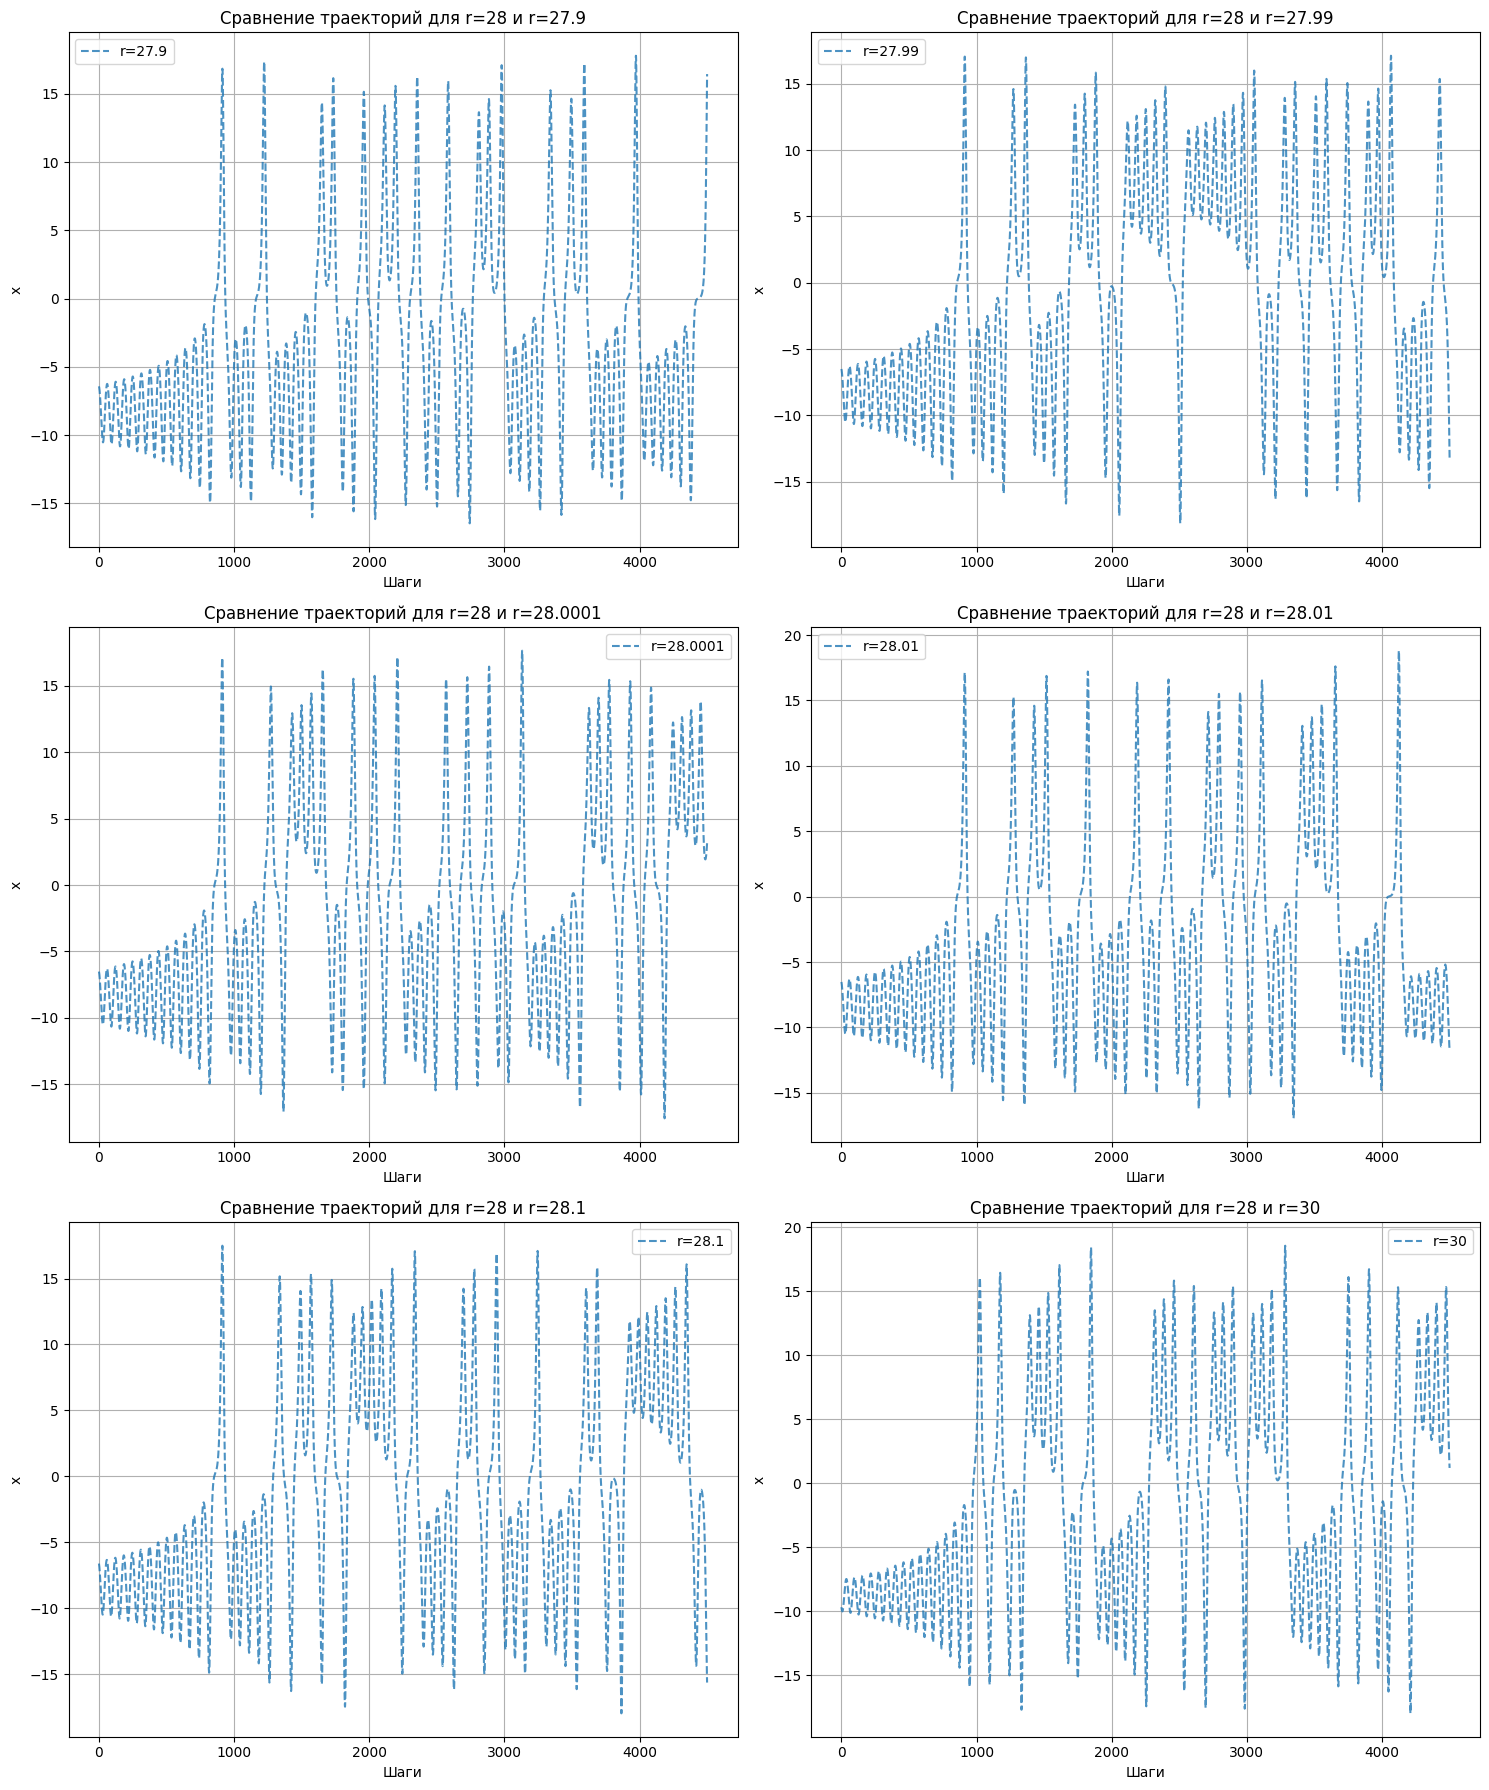
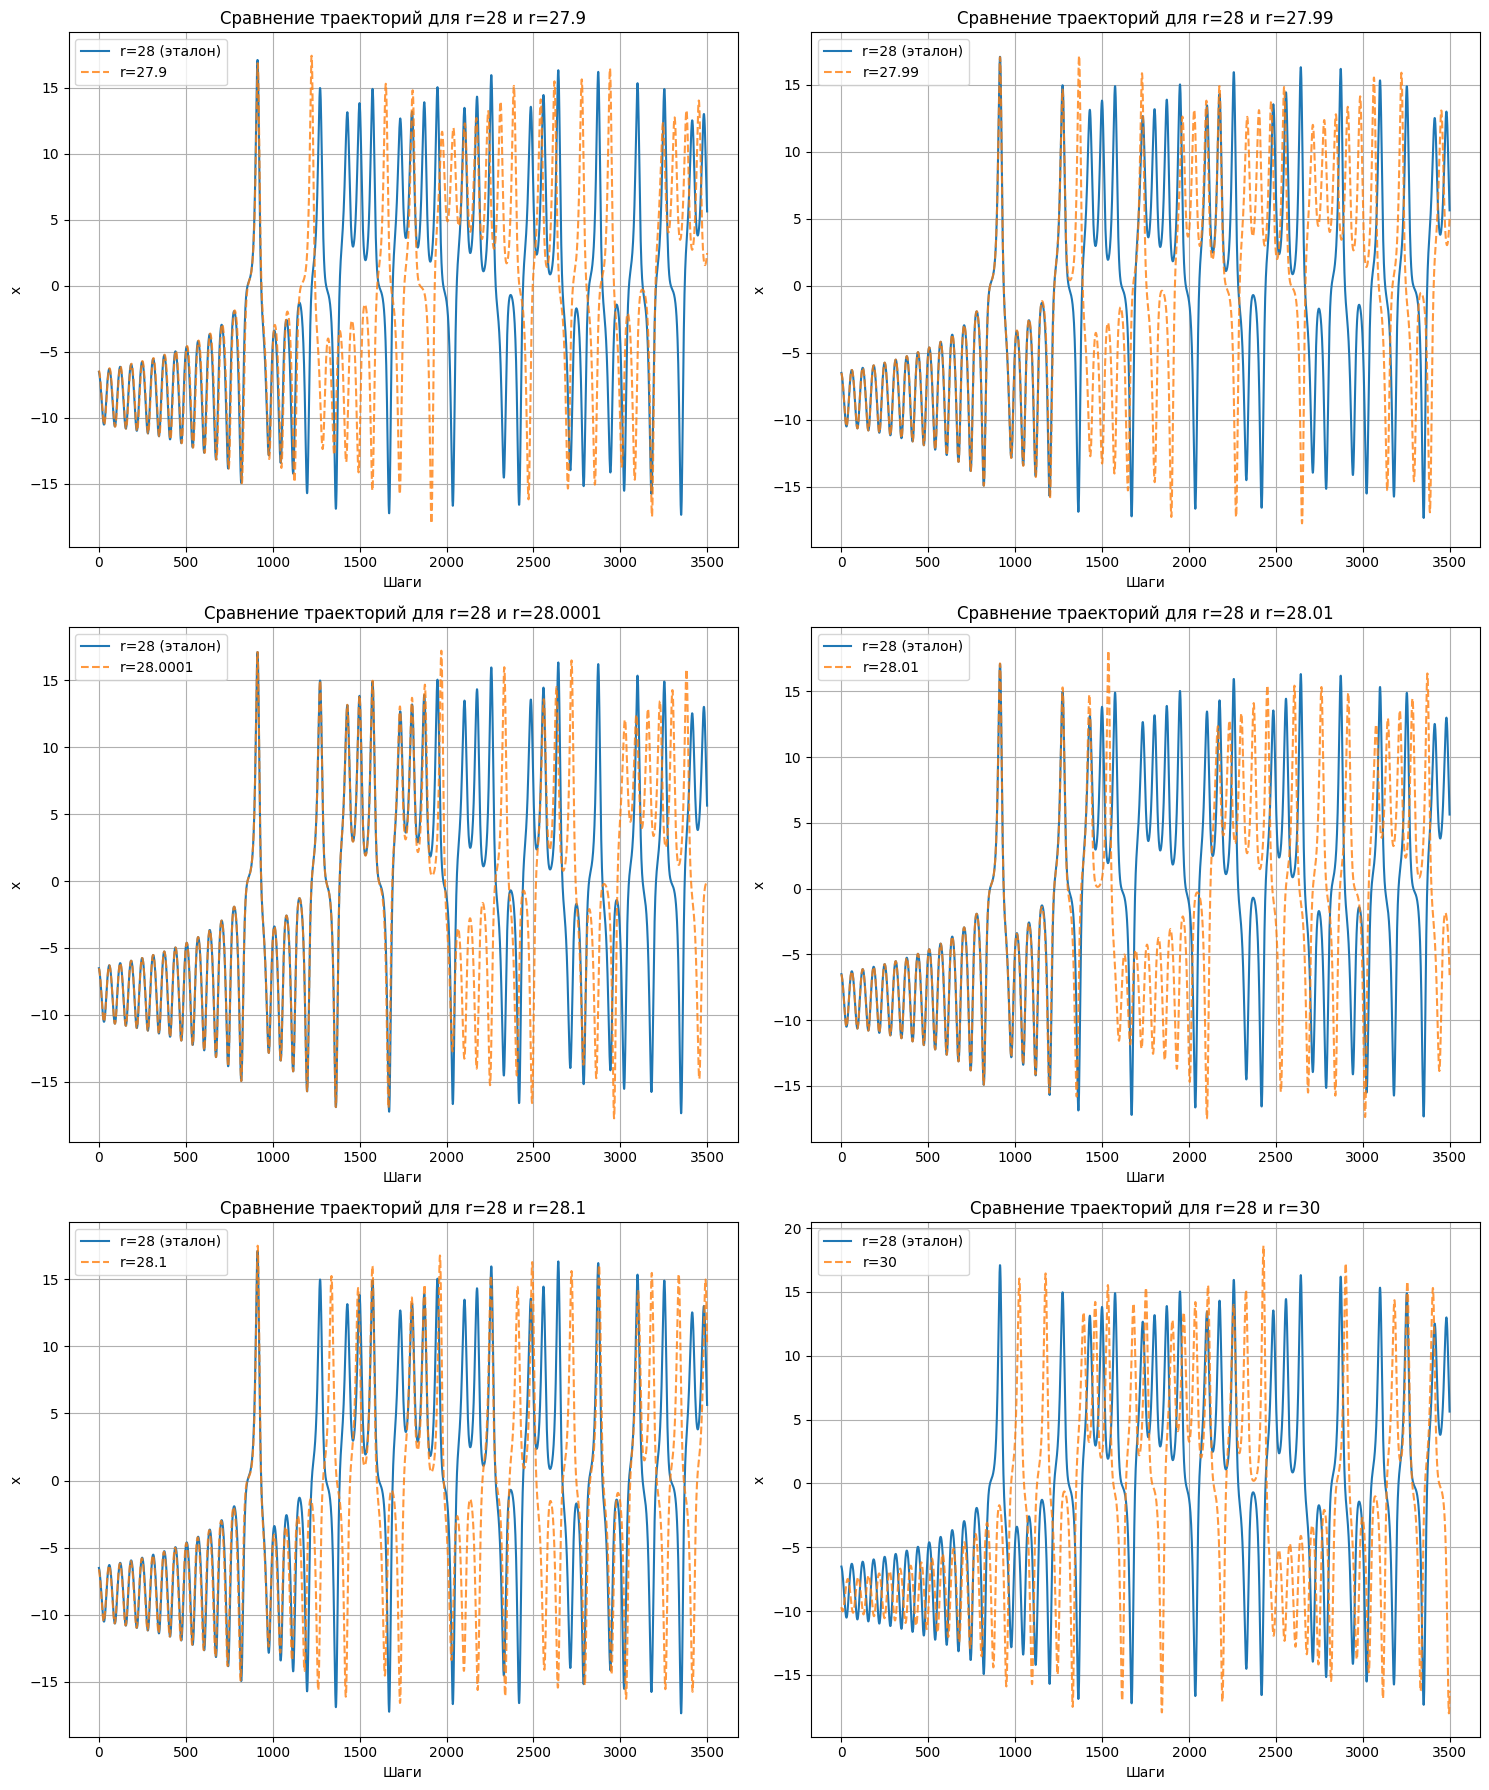
The notebook cell's code change between the first figure and the second:
--- before
+++ after
@@ -36,6 +36,6 @@
 
 # Параметры моделирования
-dt = 0.01
-steps = 5000
+dt = 0.001
+steps = 50000
 # Отсортируем значения для логичного расположения на графике
 r_values_to_compare = sorted([28.0001, 28.1, 27.9, 27.99, 30, 28.01])
@@ -63,6 +63,6 @@
 
     # # 3. Рисуем на конкретной оси `ax`, а не на `plt`
-    # ax.plot(traj_ref[500:, 0], label='r=28 (эталон)', linewidth=1.5)
-    ax.plot(traj_comp[500:, 0], label=f'r={r}', alpha=0.8, linestyle='--')
+    ax.plot(traj_ref[5000:40000:10, 0], label='r=28 (эталон)', linewidth=1.5)
+    ax.plot(traj_comp[5000:40000:10, 0], label=f'r={r}', alpha=0.8, linestyle='--')
 
     ax.set_xlabel('Шаги')

Commit: недостатья